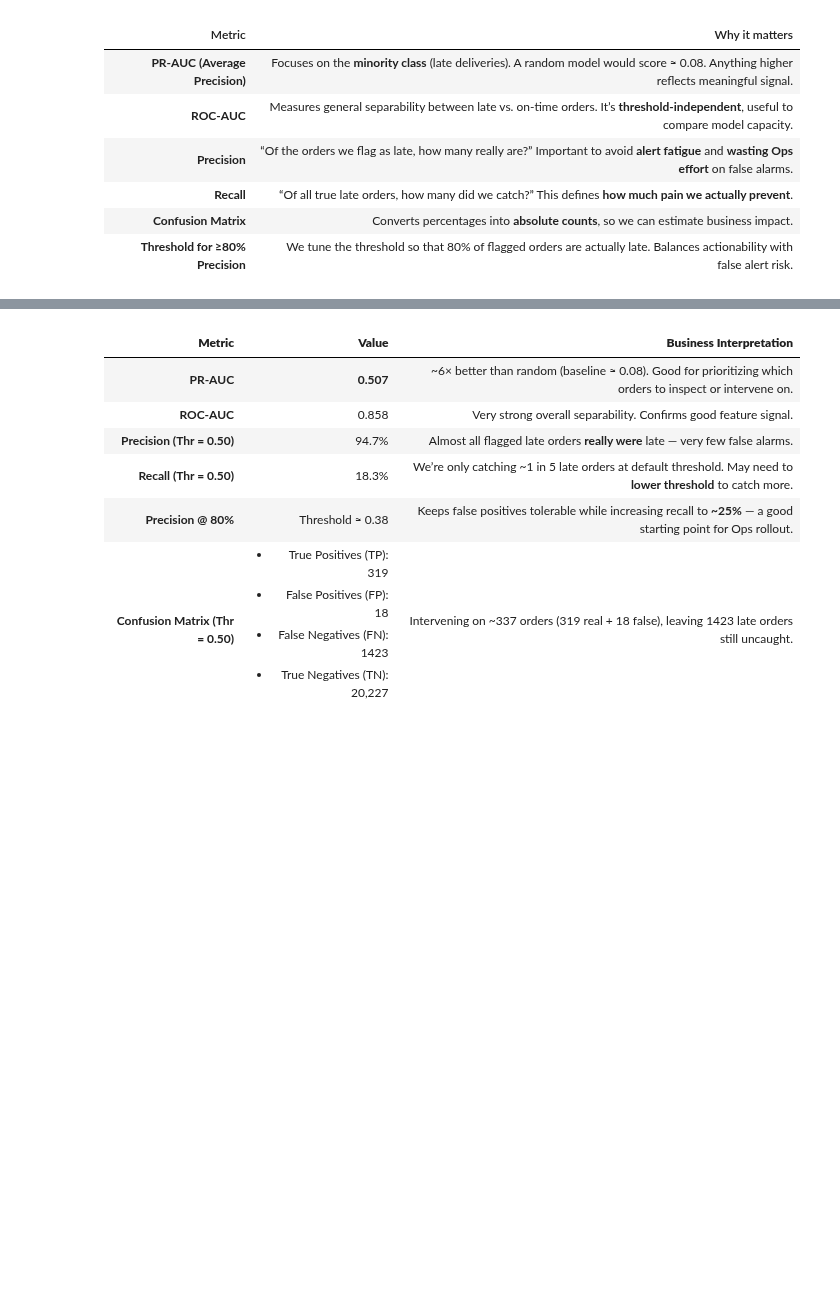
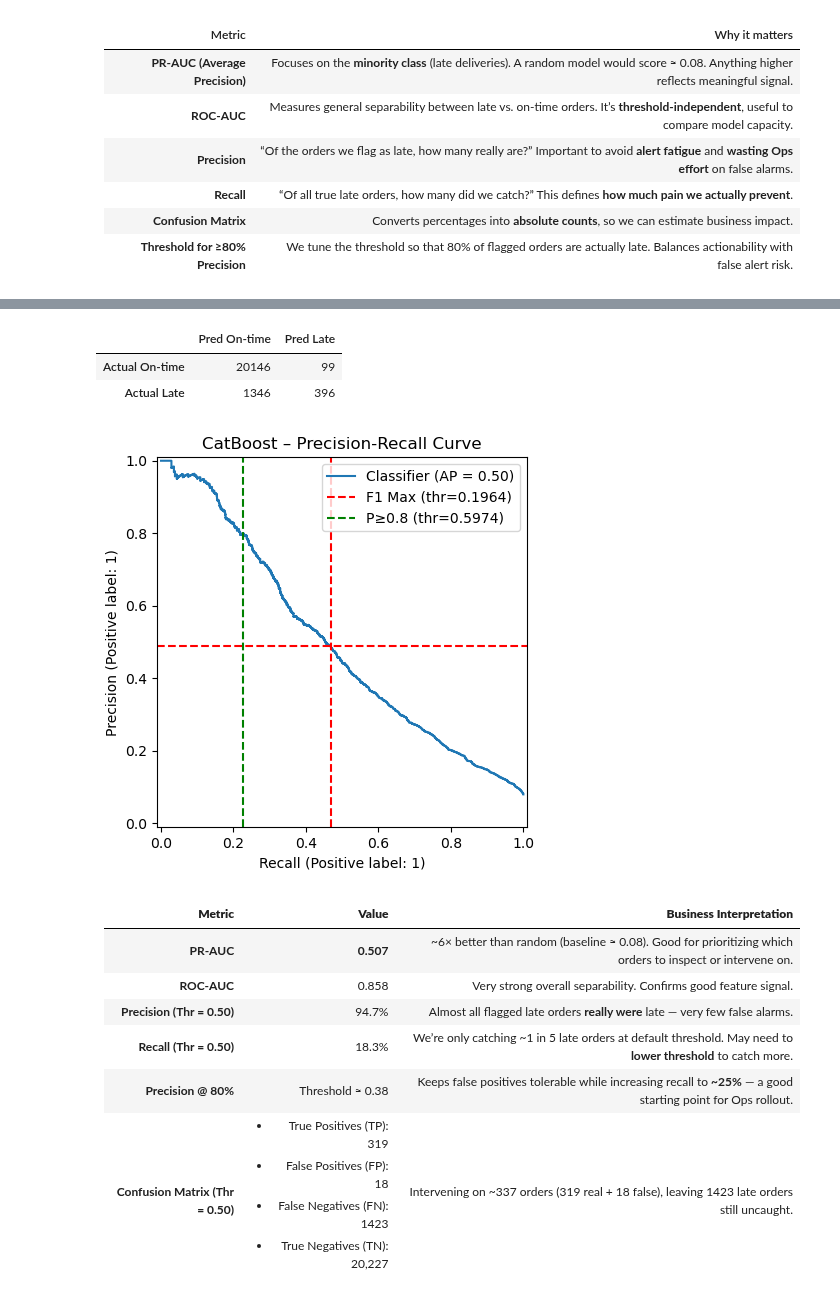
Before and after one commit to RioPramana21/Final-Project-Olist, a Jupyter notebook: preparation_notebooks/Machine Learning Model Building.ipynb, the cells around one changed output, grey strips where cells are left out. Cells and saved outputs as stored; diff of their text form; code cells hidden in the pictures; blank space fills up the shorter version.

```diff
--- a/preparation_notebooks/Machine Learning Model Building.ipynb
+++ b/preparation_notebooks/Machine Learning Model Building.ipynb
@@ -539,0 +574,62 @@ weighted avg      0.006     0.079     0.012     21987
+# %%
+# Find a threshold that balances precision and recall
+precisions, recalls, thresholds = precision_recall_curve(y_test, y_prob)
+
+# Option 1: Find threshold for specific target recall
+target_recall = 0.75  # We want to catch 75% of late deliveries
+idx = np.where((recalls >= target_recall) & (recalls < 1.0))[0]
+if idx.size:
+    best_recall_thr = thresholds[idx[0]]
+    print(f"Threshold for ≥{target_recall*100:.0f}% recall: {best_recall_thr:.4f}")
+    print(f"  resulting precision     : {precisions[idx[0]]:.4f}")
+else:
+    print(f"Model cannot reach {target_recall*100:.0f}% recall")
+
+# Option 2: Find threshold for good precision (e.g., 80%)
+target_precision = 0.80
+idx_prec = np.where(precisions >= target_precision)[0]
+if idx_prec.size:
+    # Get the highest recall that maintains target precision
+    max_recall_idx = idx_prec[np.argmax(recalls[idx_prec])]
+    best_prec_thr = thresholds[max_recall_idx]
+    print(f"\nThreshold for ≥{target_precision*100:.0f}% precision: {best_prec_thr:.4f}")
+    print(f"  resulting recall        : {recalls[max_recall_idx]:.4f}")
+else:
+    print(f"\nModel cannot reach {target_precision*100:.0f}% precision")
+
+# Option 3: F1 score optimization (balance between precision and recall)
+f1_scores = 2 * (precisions * recalls) / (precisions + recalls + 1e-10)
+best_f1_idx = np.argmax(f1_scores)
+best_f1_thr = thresholds[best_f1_idx]
+print(f"\nThreshold for maximum F1 score: {best_f1_thr:.4f}")
+print(f"  resulting precision     : {precisions[best_f1_idx]:.4f}")
+print(f"  resulting recall        : {recalls[best_f1_idx]:.4f}")
+print(f"  resulting F1 score      : {f1_scores[best_f1_idx]:.4f}")
+
+# Choose the threshold you prefer based on business requirements
+# For example, we might prioritize precision to avoid false alarms
+chosen_threshold = best_prec_thr  # or best_recall_thr or best_f1_thr
+
+# build predictions at your chosen threshold
+y_pred_balanced = (y_prob >= chosen_threshold).astype(int)
+
+print("\nClassification report at precision-optimized threshold:")
+print(classification_report(y_test, y_pred_balanced, digits=3))
+
+# and a confusion matrix
+cm = confusion_matrix(y_test, y_pred_balanced)
+display(pd.DataFrame(
+    cm,
+    index=["Actual On-time","Actual Late"],
+    columns=["Pred On-time","Pred Late"]
+))
+
+# quick PR-curve
+PrecisionRecallDisplay.from_predictions(y_test, y_prob)
+plt.axvline(x=recalls[best_f1_idx], color='r', linestyle='--', label=f'F1 Max (thr={best_f1_thr:.4f})')
+plt.axhline(y=precisions[best_f1_idx], color='r', linestyle='--')
+plt.axvline(x=recalls[max_recall_idx], color='g', linestyle='--', label=f'P≥{target_precision} (thr={best_prec_thr:.4f})')
+plt.title("CatBoost – Precision-Recall Curve")
+plt.legend()
+plt.show()
+# %% [output]
@@ -539,0 +656,4 @@ weighted avg      0.006     0.079     0.012     21987
+|  | Pred On-time | Pred Late |
+| Actual On-time | 20146 | 99 |
+| Actual Late | 1346 | 396 |
+[figure, added]
```
Also changed, not shown: parts of 4 cells of this notebook, 2 other files.
